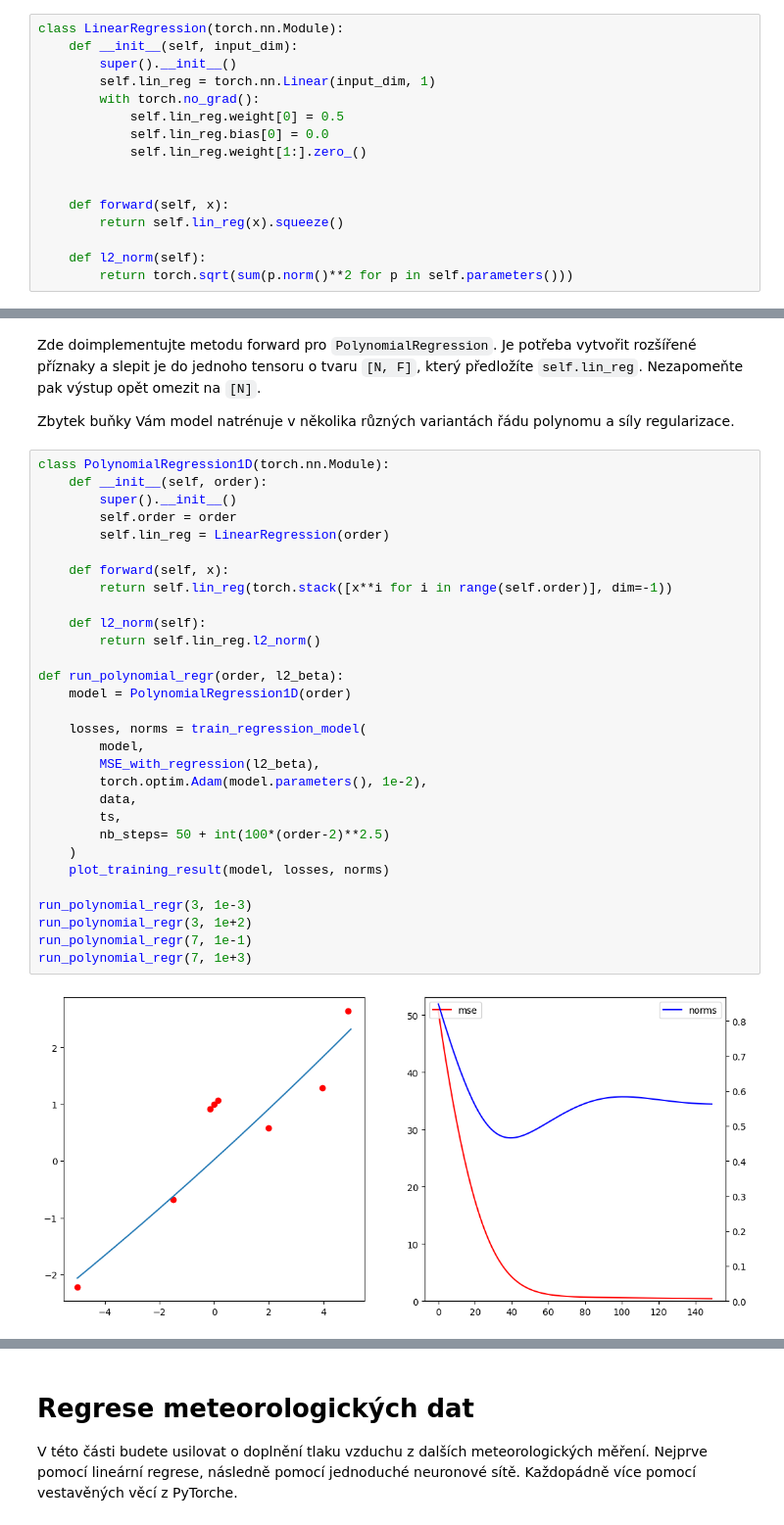
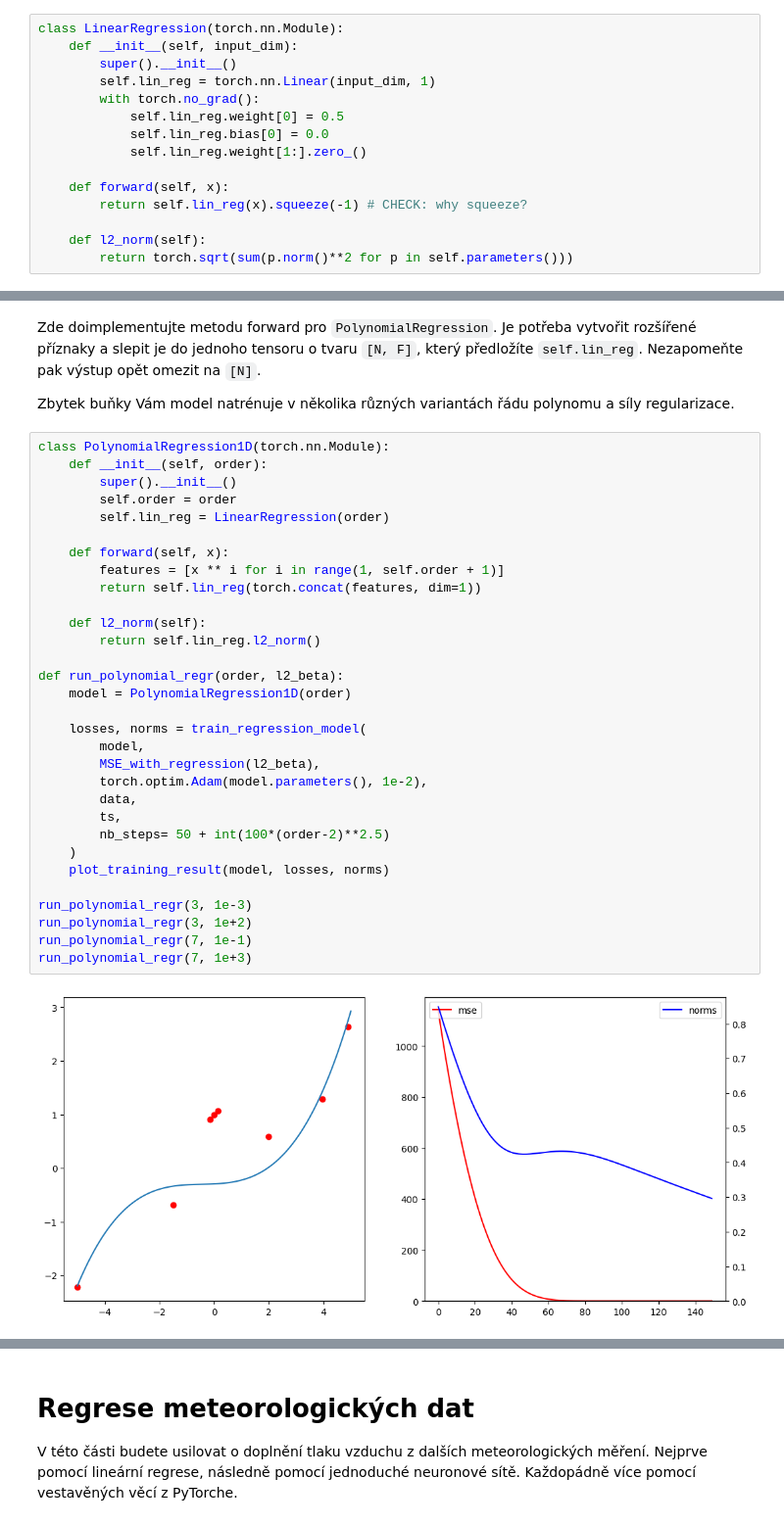
Before and after one commit to xplick04/SUI, a Jupyter notebook: proj3/zadani.ipynb, the cells around one changed output, grey strips where cells are left out. Shown: that part at 98% size. Saved outputs shown, nothing was run; the diff lists cells and outputs as text.

```diff
--- a/proj3/zadani.ipynb
+++ b/proj3/zadani.ipynb
@@ -105,9 +105,8 @@ class LinearRegression(torch.nn.Module):
             self.lin_reg.bias[0] = 0.0
             self.lin_reg.weight[1:].zero_()
 
-
     def forward(self, x):
-        return self.lin_reg(x).squeeze()
+        return self.lin_reg(x).squeeze(-1) # CHECK: why squeeze?
 
     def l2_norm(self):
         return torch.sqrt(sum(p.norm()**2 for p in self.parameters()))
@@ -196,32 +195,33 @@ Zbytek buňky Vám model natrénuje v několika různých variantách řádu pol
 # %%
 class PolynomialRegression1D(torch.nn.Module):
     def __init__(self, order):
         super().__init__()
         self.order = order
         self.lin_reg = LinearRegression(order)
 
     def forward(self, x):
-        return self.lin_reg(torch.stack([x**i for i in range(self.order)], dim=-1))
+        features = [x ** i for i in range(1, self.order + 1)]
+        return self.lin_reg(torch.concat(features, dim=1))
 
     def l2_norm(self):
         return self.lin_reg.l2_norm()
 
 def run_polynomial_regr(order, l2_beta):
     model = PolynomialRegression1D(order)
 
     losses, norms = train_regression_model(
         model,
         MSE_with_regression(l2_beta),
         torch.optim.Adam(model.parameters(), 1e-2),
         data,
         ts,
         nb_steps= 50 + int(100*(order-2)**2.5)
     )
     plot_training_result(model, losses, norms)
 
 run_polynomial_regr(3, 1e-3)
 run_polynomial_regr(3, 1e+2)
 run_polynomial_regr(7, 1e-1)
 run_polynomial_regr(7, 1e+3)
 # %% [output]
-[figure, old version]
+[figure, new version]
```
Also changed, not shown: parts of 4 cells of this notebook.
